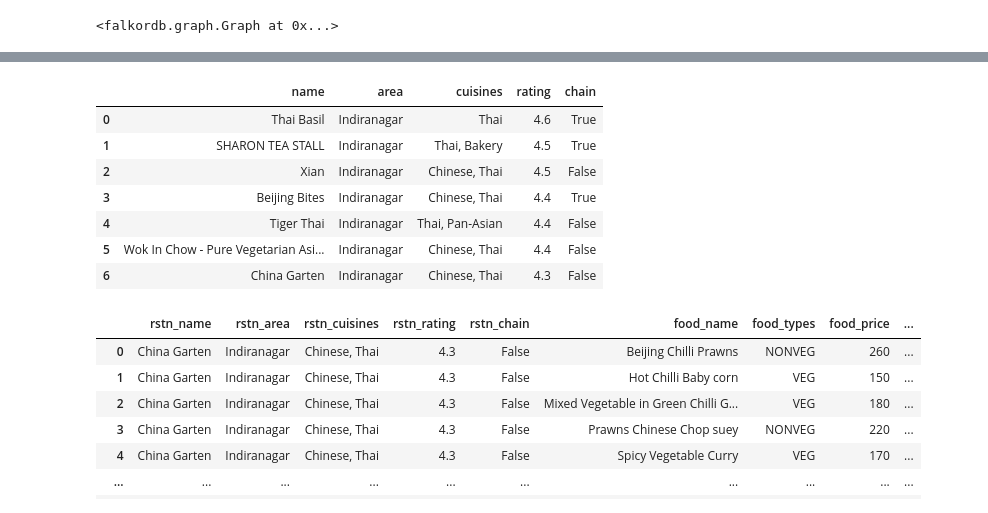
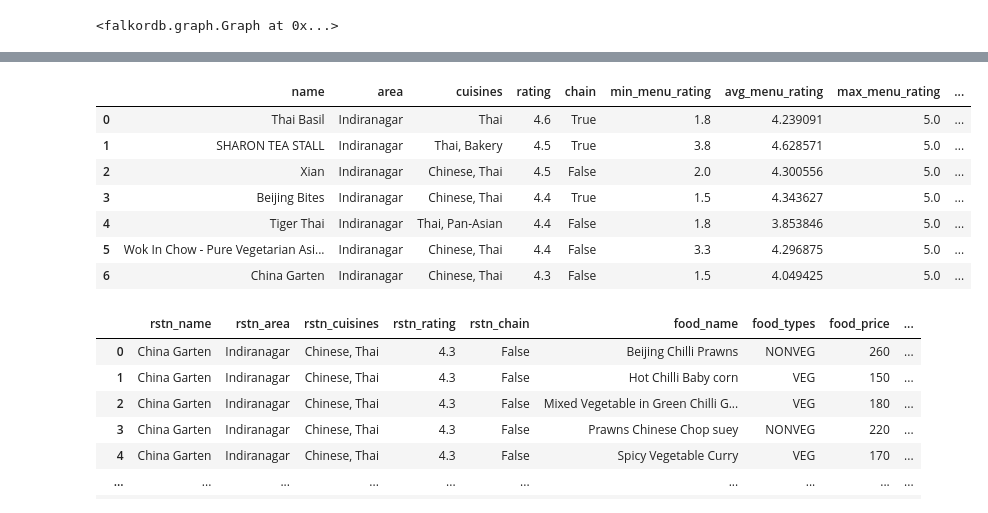
Before and after one commit to vikas-gits-good/Freelance_P-01_Cuisine-Menu-Recommendation-App, a Jupyter notebook: src/RAG/Notebook/test0.ipynb, the cells around one changed output, grey strips where cells are left out. Cells and saved outputs as stored; diff of their text form; code cells hidden in the pictures.

```diff
--- a/src/RAG/Notebook/test0.ipynb
+++ b/src/RAG/Notebook/test0.ipynb
@@ -184,57 +185,58 @@ from typing import Literal, Dict, Any, List, Set
 def get_competitors_data(
     q_params: dict,
     output: Literal['dict', 'dataframe'] = 'dict',
-    exclude: Set[str]={"ids", "city_id"},
 ) -> Dict[str, Any] | pd.DataFrame:
     graph_query = """
     MATCH (:Area {name: $area})-[:HAS_LOCALITY]->(:Locality)-[:HAS_RESTAURANT]->(r:Restaurant)
     MATCH (r)-[:SERVES_MAIN_CUISINE]->(:MainCuisine {name: $cuisine})
+    MATCH (r)-[link:HAS_MENU]->(menu:Menu)
     WHERE r.rating IS NOT NULL AND r.rating >= $min_rating
-    RETURN DISTINCT r
+    RETURN
+        r.name, r.area, r.cuisines, r.rating, r.chain,
+        min(link.rating) AS min_menu_rating,
+        avg(link.rating) AS avg_menu_rating,
+        max(link.rating) AS max_menu_rating,
+        min(link.price) AS min_menu_price,
+        avg(link.price) AS avg_menu_price,
+        max(link.price) AS max_menu_price,
+        stDev(link.price) AS sd_menu_price
     ORDER BY r.rating DESC, r.name ASC
     LIMIT $limit
     """
-    # include some menu pricing info. Min, Max, Mean, Median, Mode, SD.
-    # All rstn in area's mean and sd, all rstn in area serving same cuisine
-    # restructure the json to be {'column':[data]} instead of [{'col':data},{'col':data},]
-
     result = graph.query(graph_query, q_params).result_set
-    nodes = [node[0] for node in result] # flatten data
+    columns = ['name', 'area', 'cuisines', 'rating', 'chain',"min_menu_rating", 'avg_menu_rating',"max_menu_rating", 'min_menu_price','avg_menu_price','max_menu_price','sd_menu_price']
     rqrd_data = {
         key: [
-            ', '.join(str(item) for item in node.properties[key])
-            if isinstance(node.properties[key], list)
-            else node.properties[key]
-            for node in nodes
+            ', '.join(str(item) for item in data[columns.index(key)])
+            if isinstance(data[columns.index(key)], list)
+            else data[columns.index(key)]
+            for data in result
         ]
-        for key in nodes[0].properties.keys()
-        if key not in exclude
+        for key in columns
     }
-    # include query time in logs
     return pd.DataFrame(rqrd_data) if output=='dataframe' else rqrd_data
 # %%
 from src.RAG.Config.tool_models import GetCompetitorDataModels
 
 f_params = GetCompetitorDataModels.FunctionParams(
     q_params=GetCompetitorDataModels.QueryParams(
         area='Indiranagar',
         cuisine='Thai',
         limit=200,
     ),
     output='dataframe',
-    exclude={'ids','city_id',"locality", "city", "address", "coords"},
 )
 cmpt_data = get_competitors_data(**f_params.model_dump())
 cmpt_data
 # %% [output]
-|  | name | area | cuisines | rating | chain |
-| 0 | Thai Basil | Indiranagar | Thai | 4.6 | True |
-| 1 | SHARON TEA STALL | Indiranagar | Thai, Bakery | 4.5 | True |
-| 2 | Xian | Indiranagar | Chinese, Thai | 4.5 | False |
-| 3 | Beijing Bites | Indiranagar | Chinese, Thai | 4.4 | True |
-| 4 | Tiger Thai | Indiranagar | Thai, Pan-Asian | 4.4 | False |
-| 5 | Wok In Chow - Pure Vegetarian Asi... | Indiranagar | Chinese, Thai | 4.4 | False |
-| 6 | China Garten | Indiranagar | Chinese, Thai | 4.3 | False |
+|  | name | area | cuisines | rating | chain | min_menu_rating | avg_menu_rating | max_menu_rating | ... |
+| 0 | Thai Basil | Indiranagar | Thai | 4.6 | True | 1.8 | 4.239091 | 5.0 | ... |
+| 1 | SHARON TEA STALL | Indiranagar | Thai, Bakery | 4.5 | True | 3.8 | 4.628571 | 5.0 | ... |
+| 2 | Xian | Indiranagar | Chinese, Thai | 4.5 | False | 2.0 | 4.300556 | 5.0 | ... |
+| 3 | Beijing Bites | Indiranagar | Chinese, Thai | 4.4 | True | 1.5 | 4.343627 | 5.0 | ... |
+| 4 | Tiger Thai | Indiranagar | Thai, Pan-Asian | 4.4 | False | 1.8 | 3.853846 | 5.0 | ... |
+| 5 | Wok In Chow - Pure Vegetarian Asi... | Indiranagar | Chinese, Thai | 4.4 | False | 3.3 | 4.296875 | 5.0 | ... |
+| 6 | China Garten | Indiranagar | Chinese, Thai | 4.3 | False | 1.5 | 4.049425 | 5.0 | ... |
 # %%
 def get_competitors_menu(
     q_params: dict,
```
Also changed, not shown: parts of 4 cells of this notebook, 11 other files.
